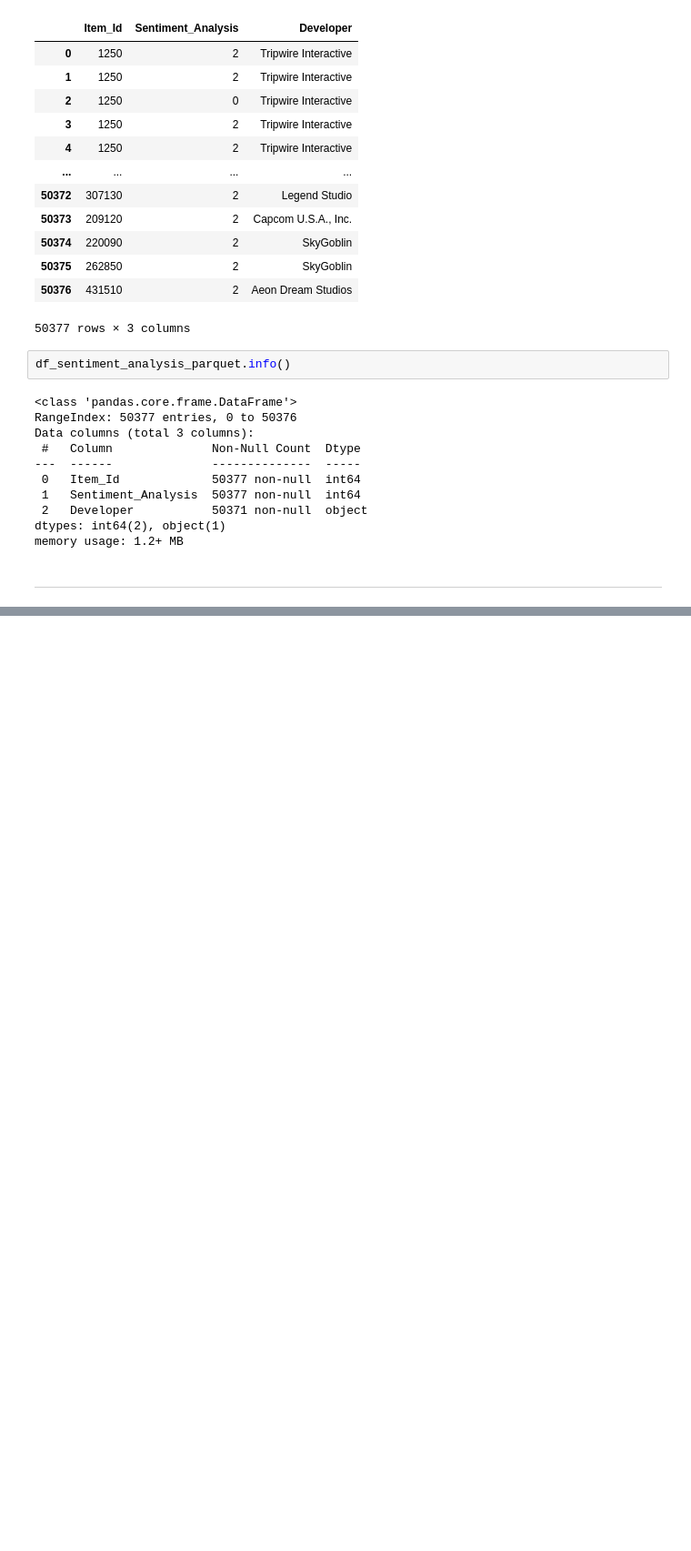
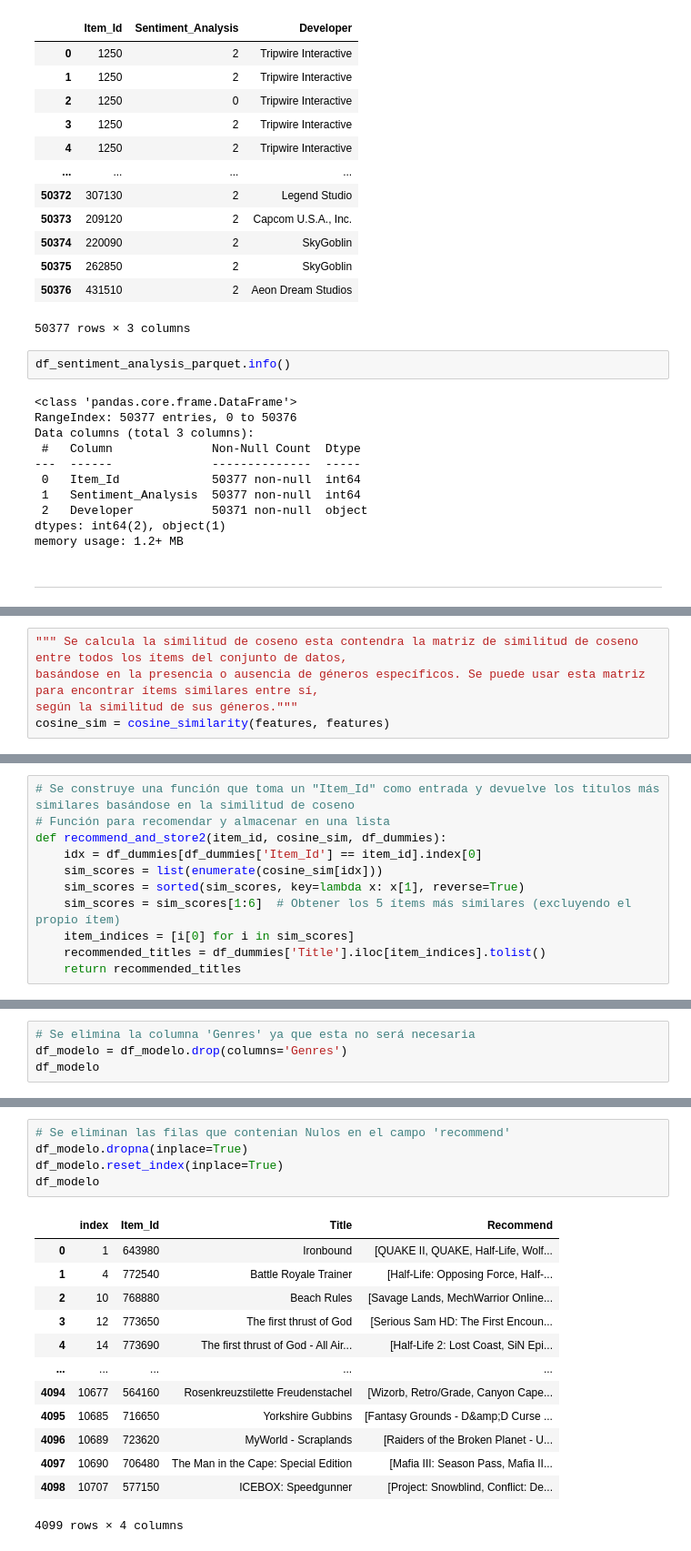
Before and after one commit to DavidssonGon/PI_ML_OPS_STEAM_DSFT17, a Jupyter notebook: ETL2.ipynb, the cells around one changed output, grey strips where cells are left out. Shown: that part at 91% size. Drawn from its saved outputs; the diff is of its cells as text; blank space fills up the shorter version.

```diff
--- a/ETL2.ipynb
+++ b/ETL2.ipynb
@@ -1152,0 +1267,5 @@ memory usage: 1.2+ MB
+# %%
+""" Se calcula la similitud de coseno esta contendra la matriz de similitud de coseno entre todos los ítems del conjunto de datos,
+basándose en la presencia o ausencia de géneros específicos. Se puede usar esta matriz para encontrar ítems similares entre sí,
+según la similitud de sus géneros."""
+cosine_sim = cosine_similarity(features, features)
@@ -1152,0 +1278,11 @@ memory usage: 1.2+ MB
+# %%
+# Se construye una función que toma un "Item_Id" como entrada y devuelve los titulos más similares basándose en la similitud de coseno
+# Función para recomendar y almacenar en una lista
+def recommend_and_store2(item_id, cosine_sim, df_dummies):
+    idx = df_dummies[df_dummies['Item_Id'] == item_id].index[0]
+    sim_scores = list(enumerate(cosine_sim[idx]))
+    sim_scores = sorted(sim_scores, key=lambda x: x[1], reverse=True)
+    sim_scores = sim_scores[1:6]  # Obtener los 5 ítems más similares (excluyendo el propio ítem)
+    item_indices = [i[0] for i in sim_scores]
+    recommended_titles = df_dummies['Title'].iloc[item_indices].tolist()
+    return recommended_titles
@@ -1152,0 +1300,4 @@ memory usage: 1.2+ MB
+# %%
+# Se elimina la columna 'Genres' ya que esta no será necesaria
+df_modelo = df_modelo.drop(columns='Genres')
+df_modelo
@@ -1152,0 +1335,19 @@ memory usage: 1.2+ MB
+# %%
+# Se eliminan las filas que contenian Nulos en el campo 'recommend'
+df_modelo.dropna(inplace=True)
+df_modelo.reset_index(inplace=True)
+df_modelo
+# %% [output]
+|  | index | Item_Id | Title | Recommend |
+| 0 | 1 | 643980 | Ironbound | [QUAKE II, QUAKE, Half-Life, Wolf... |
+| 1 | 4 | 772540 | Battle Royale Trainer | [Half-Life: Opposing Force, Half-... |
+| 2 | 10 | 768880 | Beach Rules | [Savage Lands, MechWarrior Online... |
+| 3 | 12 | 773650 | The first thrust of God | [Serious Sam HD: The First Encoun... |
+| 4 | 14 | 773690 | The first thrust of God - All Air... | [Half-Life 2: Lost Coast, SiN Epi... |
+| ... | ... | ... | ... | ... |
+| 4094 | 10677 | 564160 | Rosenkreuzstilette Freudenstachel | [Wizorb, Retro/Grade, Canyon Cape... |
+| 4095 | 10685 | 716650 | Yorkshire Gubbins | [Fantasy Grounds - D&amp;D Curse ... |
+| 4096 | 10689 | 723620 | MyWorld - Scraplands | [Raiders of the Broken Planet - U... |
+| 4097 | 10690 | 706480 | The Man in the Cape: Special Edition | [Mafia III: Season Pass, Mafia II... |
+| 4098 | 10707 | 577150 | ICEBOX: Speedgunner | [Project: Snowblind, Conflict: De... |
+4099 rows × 4 columns
```
Also changed, not shown: parts of 28 cells of this notebook, 3 other files.
